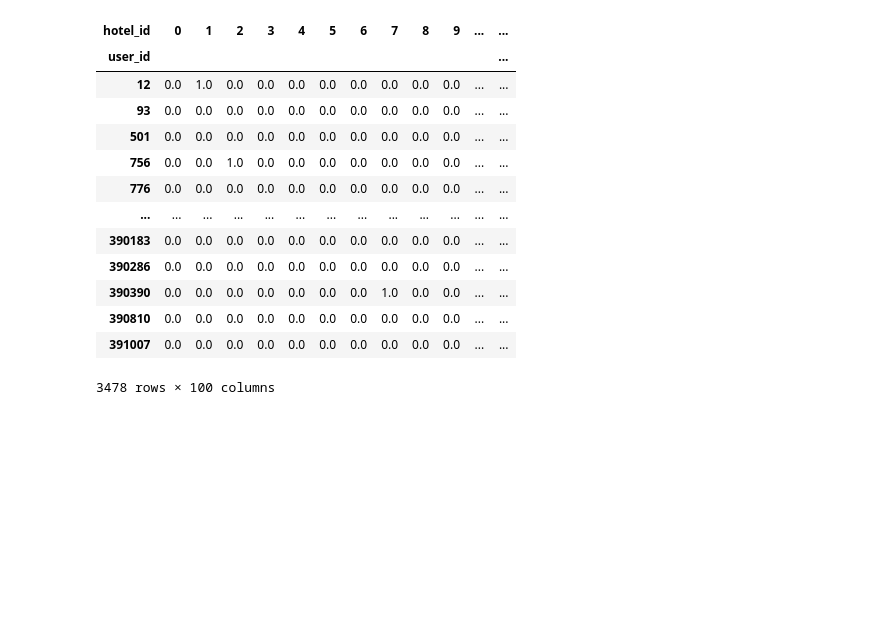
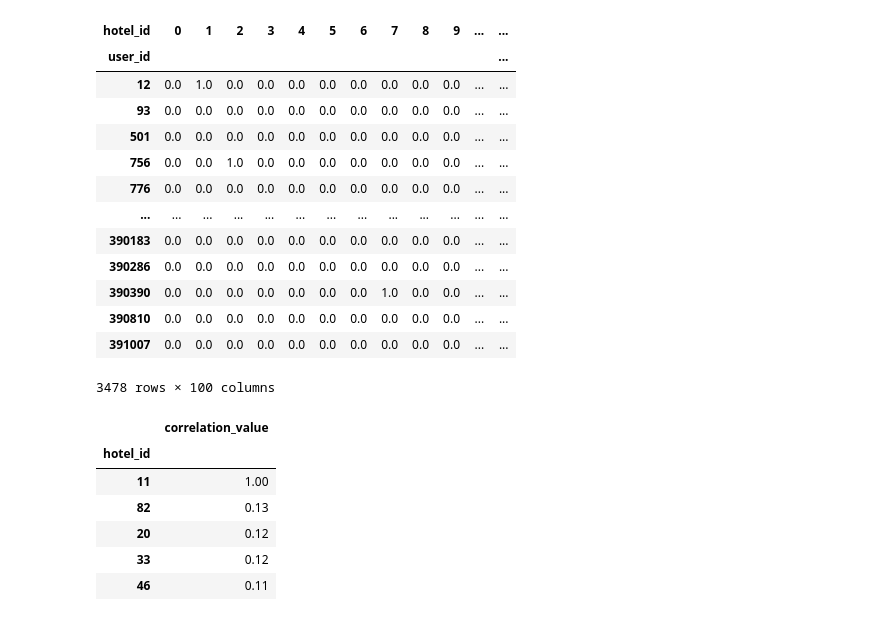
Before and after one commit to ShrutiSavardekar/ExpediaHotelRecommendation, a Jupyter notebook: expedia_hotel_recommendation.ipynb, the cells around one changed output. Drawn from its saved outputs; the diff is of its cells as text; code cells hidden in the pictures; blank space fills up the shorter version.

```diff
--- a/expedia_hotel_recommendation.ipynb
+++ b/expedia_hotel_recommendation.ipynb
@@ -102,3 +119,21 @@ bookings_matrix
 | 390810 | 0.0 | 0.0 | 0.0 | 0.0 | 0.0 | 0.0 | 0.0 | 0.0 | 0.0 | 0.0 | ... | ... |
 | 391007 | 0.0 | 0.0 | 0.0 | 0.0 | 0.0 | 0.0 | 0.0 | 0.0 | 0.0 | 0.0 | ... | ... |
 3478 rows × 100 columns
+# %%
+def find_similar_hotel_clusters(hotel_cluster):
+    item_user_bookings = bookings_matrix[hotel_cluster]
+    hotel_correlation = bookings_matrix.corrwith(item_user_bookings)
+    corr_clusterid = pd.DataFrame(hotel_correlation, columns=['correlation_value'])
+    corr_clusterid.loc[~(corr_clusterid==0).all(axis=1)]
+    corr_clusterid = corr_clusterid.round({'correlation_value': 2})
+    return corr_clusterid.sort_values('correlation_value',ascending=False).head(n = 5)
+# %%
+find_similar_hotel_clusters(11)
+# %% [output]
+|  | correlation_value |
+| hotel_id |  |
+| 11 | 1.00 |
+| 82 | 0.13 |
+| 20 | 0.12 |
+| 33 | 0.12 |
+| 46 | 0.11 |
```
Also changed, not shown: parts of 30 cells of this notebook.
